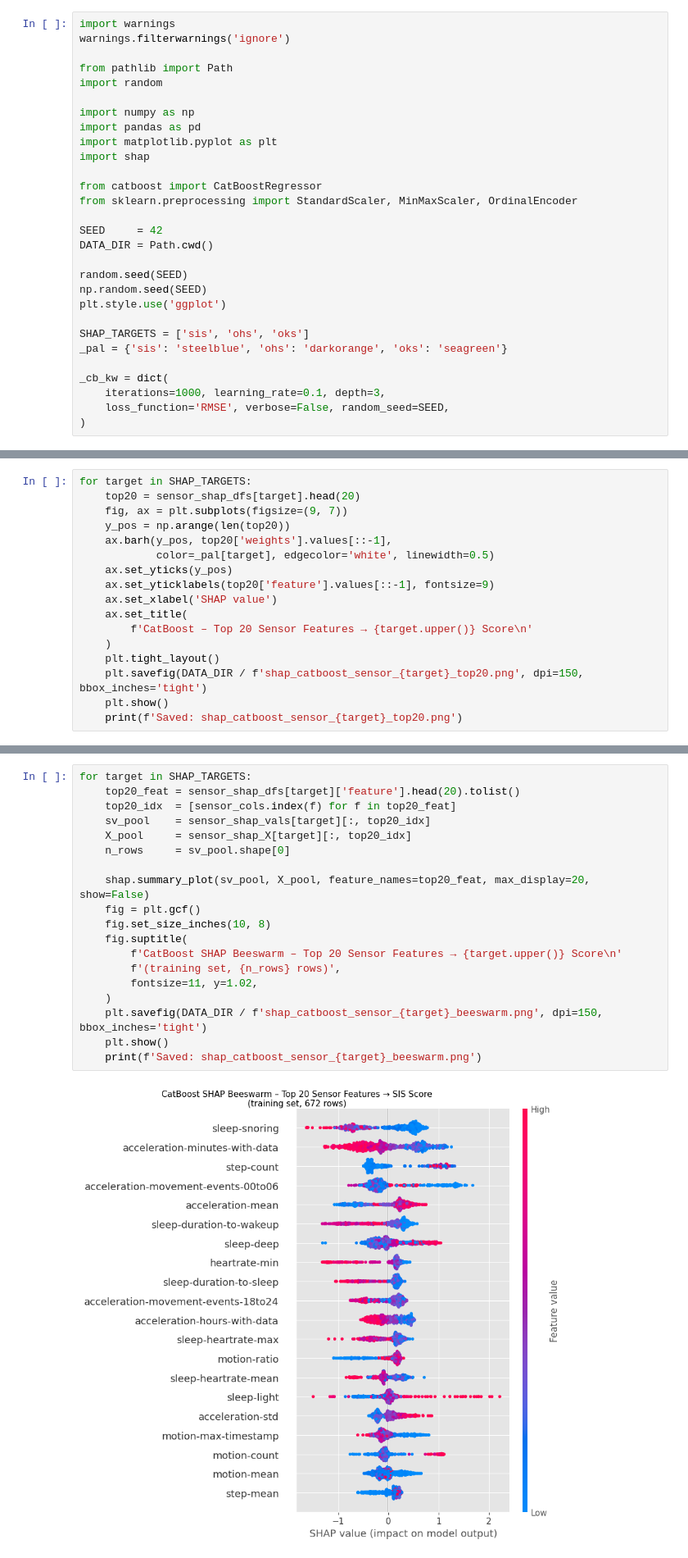
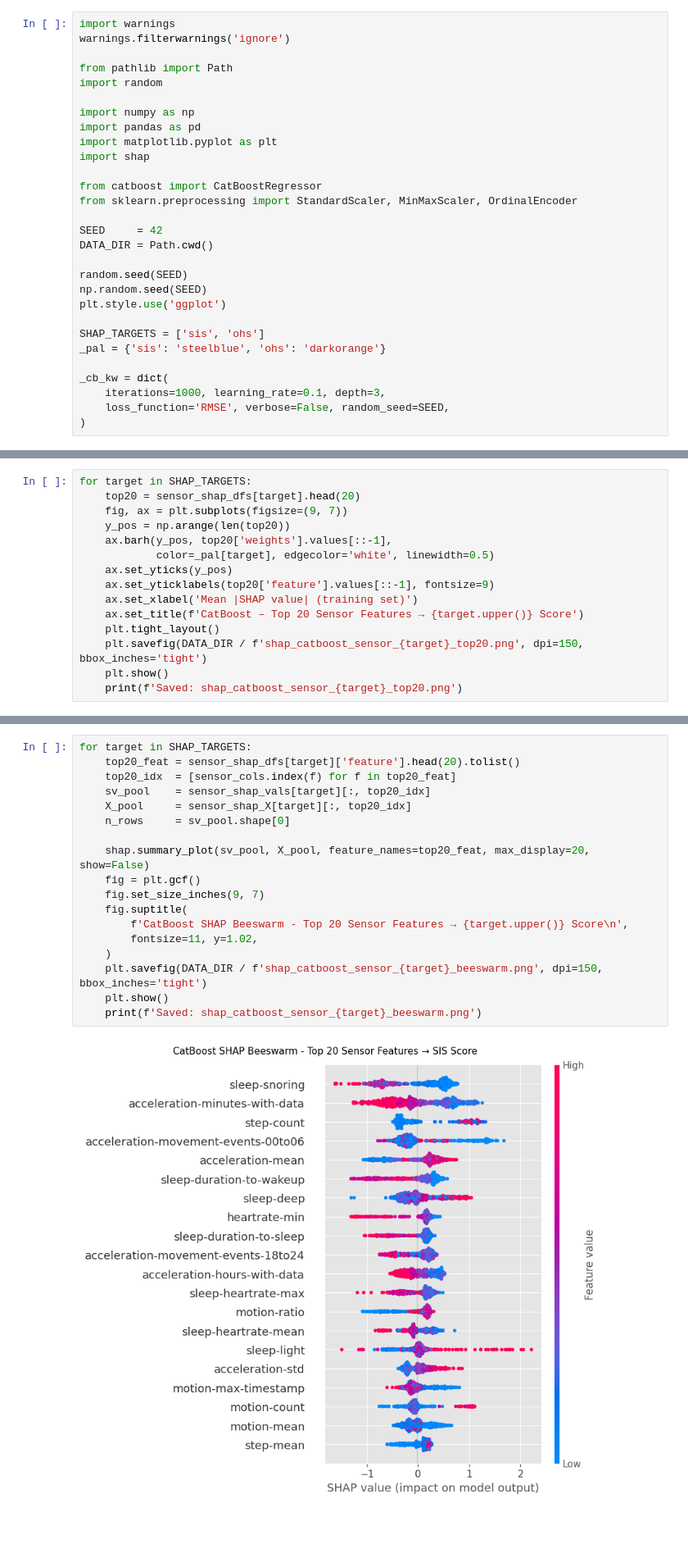
Before and after one commit to VNSwtHuo/maison-llf, a Jupyter notebook: shap_catboost_cv.ipynb, the cells around one changed output, grey strips where cells are left out. Shown at 82% size. Drawn from its saved outputs; the diff is of its cells as text; blank space fills up the shorter version.

Commit message:
Updated SHAP

```diff
--- a/shap_catboost_cv.ipynb
+++ b/shap_catboost_cv.ipynb
@@ -34,8 +34,8 @@ random.seed(SEED)
 np.random.seed(SEED)
 plt.style.use('ggplot')
 
-SHAP_TARGETS = ['sis', 'ohs', 'oks']
-_pal = {'sis': 'steelblue', 'ohs': 'darkorange', 'oks': 'seagreen'}
+SHAP_TARGETS = ['sis', 'ohs']
+_pal = {'sis': 'steelblue', 'ohs': 'darkorange'}
 
 _cb_kw = dict(
     iterations=1000, learning_rate=0.1, depth=3,
@@ -153,10 +150,8 @@ for target in SHAP_TARGETS:
             color=_pal[target], edgecolor='white', linewidth=0.5)
     ax.set_yticks(y_pos)
     ax.set_yticklabels(top20['feature'].values[::-1], fontsize=9)
-    ax.set_xlabel('SHAP value')
-    ax.set_title(
-        f'CatBoost – Top 20 Sensor Features → {target.upper()} Score\n'
-    )
+    ax.set_xlabel('Mean |SHAP value| (training set)')
+    ax.set_title(f'CatBoost – Top 20 Sensor Features → {target.upper()} Score')
     plt.tight_layout()
     plt.savefig(DATA_DIR / f'shap_catboost_sensor_{target}_top20.png', dpi=150, bbox_inches='tight')
     plt.show()
@@ -173,22 +166,21 @@ Saved: shap_catboost_sensor_oks_top20.png
 # %%
 for target in SHAP_TARGETS:
     top20_feat = sensor_shap_dfs[target]['feature'].head(20).tolist()
     top20_idx  = [sensor_cols.index(f) for f in top20_feat]
     sv_pool    = sensor_shap_vals[target][:, top20_idx]
     X_pool     = sensor_shap_X[target][:, top20_idx]
     n_rows     = sv_pool.shape[0]
 
     shap.summary_plot(sv_pool, X_pool, feature_names=top20_feat, max_display=20, show=False)
     fig = plt.gcf()
-    fig.set_size_inches(10, 8)
+    fig.set_size_inches(9, 7)
     fig.suptitle(
-        f'CatBoost SHAP Beeswarm – Top 20 Sensor Features → {target.upper()} Score\n'
-        f'(training set, {n_rows} rows)',
+        f'CatBoost SHAP Beeswarm - Top 20 Sensor Features → {target.upper()} Score\n',
         fontsize=11, y=1.02,
     )
     plt.savefig(DATA_DIR / f'shap_catboost_sensor_{target}_beeswarm.png', dpi=150, bbox_inches='tight')
     plt.show()
     print(f'Saved: shap_catboost_sensor_{target}_beeswarm.png')
 # %% [output]
-[figure, old version]
+[figure, new version]
 Saved: shap_catboost_sensor_sis_beeswarm.png
```
Also changed, not shown: parts of 7 cells of this notebook, 53 other files.
